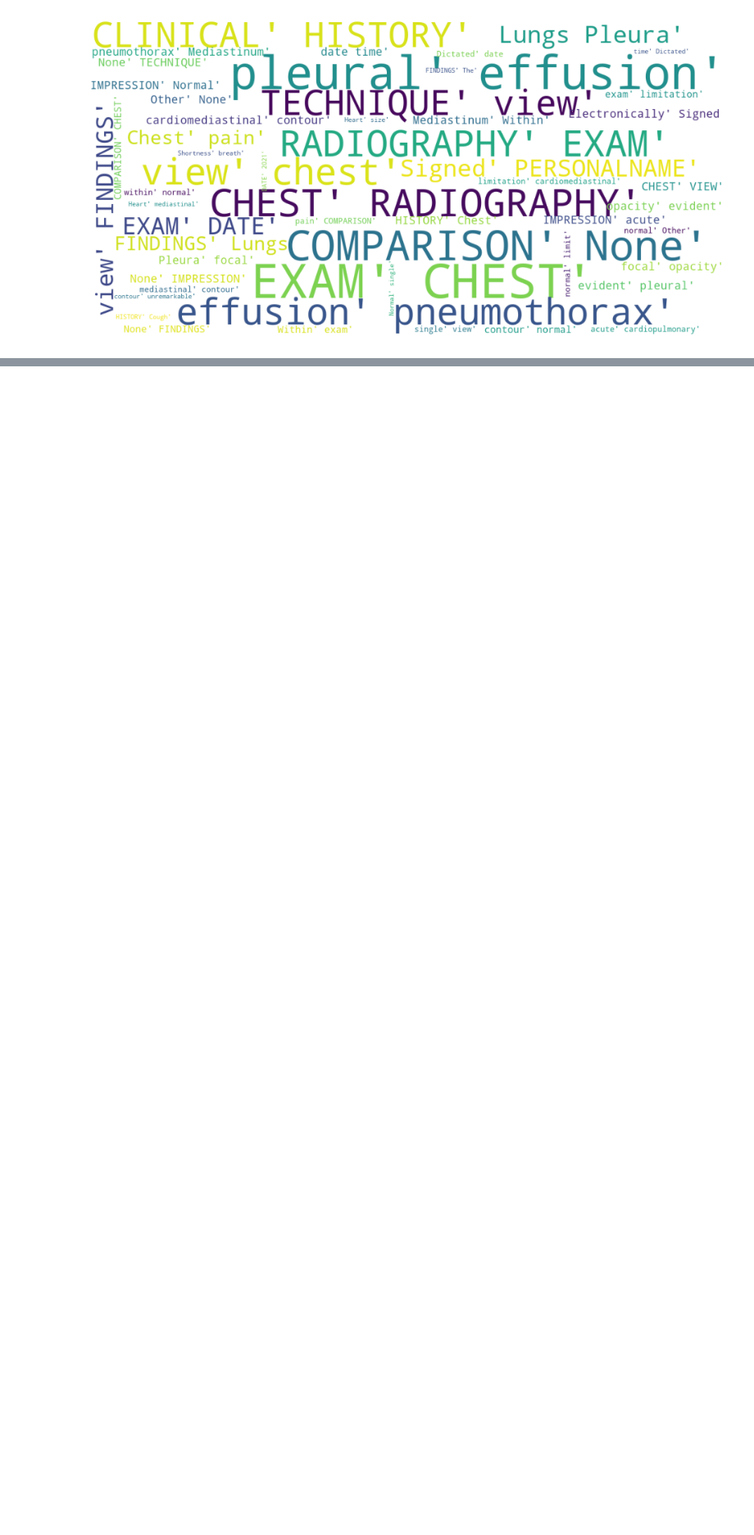
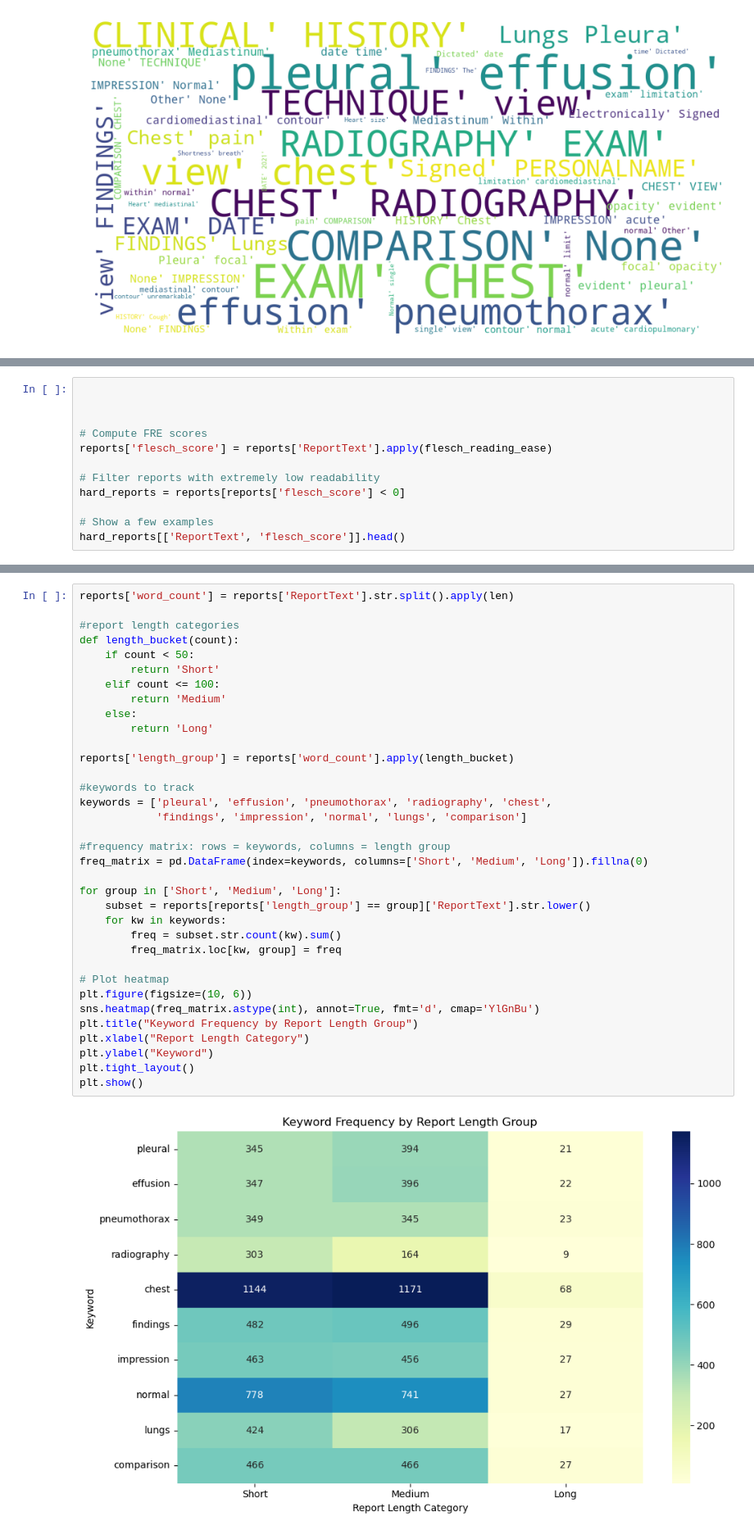
Before and after one commit to mousdid/open_avenues_build_medical_nlp, a Jupyter notebook: notebooks/EDA.ipynb, the cells around one changed output, grey strips where cells are left out. Shown: that part at 82% size. Cells and saved outputs as stored; diff of their text form; blank space fills up the shorter version.

Commit message:
added other ways of data exploration

```diff
--- a/notebooks/EDA.ipynb
+++ b/notebooks/EDA.ipynb
@@ -326,0 +408,12 @@ show_wordcloud(corpus)
+# %%
+
+
+
+# Compute FRE scores
+reports['flesch_score'] = reports['ReportText'].apply(flesch_reading_ease)
+
+# Filter reports with extremely low readability
+hard_reports = reports[reports['flesch_score'] < 0]
+
+# Show a few examples
+hard_reports[['ReportText', 'flesch_score']].head()
@@ -326,0 +440,37 @@ show_wordcloud(corpus)
+# %%
+reports['word_count'] = reports['ReportText'].str.split().apply(len)
+
+#report length categories
+def length_bucket(count):
+    if count < 50:
+        return 'Short'
+    elif count <= 100:
+        return 'Medium'
+    else:
+        return 'Long'
+
+reports['length_group'] = reports['word_count'].apply(length_bucket)
+
+#keywords to track
+keywords = ['pleural', 'effusion', 'pneumothorax', 'radiography', 'chest',
+            'findings', 'impression', 'normal', 'lungs', 'comparison']
+
+#frequency matrix: rows = keywords, columns = length group
+freq_matrix = pd.DataFrame(index=keywords, columns=['Short', 'Medium', 'Long']).fillna(0)
+
+for group in ['Short', 'Medium', 'Long']:
+    subset = reports[reports['length_group'] == group]['ReportText'].str.lower()
+    for kw in keywords:
+        freq = subset.str.count(kw).sum()
+        freq_matrix.loc[kw, group] = freq
+
+# Plot heatmap
+plt.figure(figsize=(10, 6))
+sns.heatmap(freq_matrix.astype(int), annot=True, fmt='d', cmap='YlGnBu')
+plt.title("Keyword Frequency by Report Length Group")
+plt.xlabel("Report Length Category")
+plt.ylabel("Keyword")
+plt.tight_layout()
+plt.show()
+# %% [output]
+[figure, added]
```
Also changed, not shown: parts of 22 cells of this notebook.
